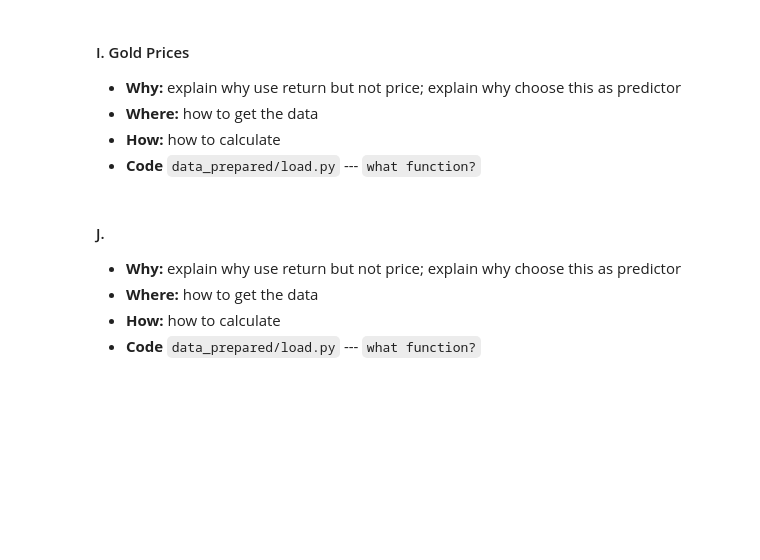
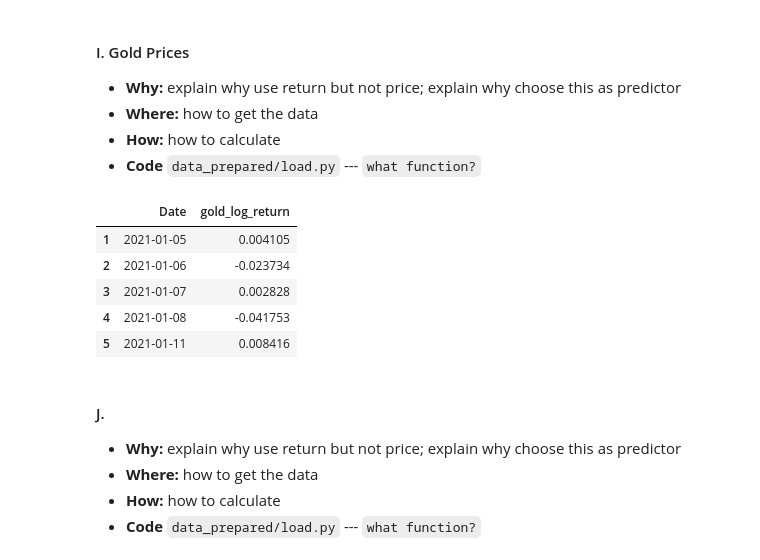
Before and after one commit to CynthiaShiyue/IDS789-Financial-Model-Project, a Jupyter notebook: final_report.ipynb, the cells around one changed output. Drawn from its saved outputs; the diff is of its cells as text; code cells hidden in the pictures; blank space fills up the shorter version.

```diff
--- a/final_report.ipynb
+++ b/final_report.ipynb
@@ -117,6 +129,18 @@ UBS_trading_volume_df.head(5)
 * **Where:** how to get the data
 * **How:**  how to calculate
 * **Code** `data_prepared/load.py`  --- `what function?`
+# %%
+from data_prepared.load import load_gold_prices
+
+UBS_gold_prices_df = load_gold_prices(file_path="data/GC=F.csv")
+UBS_gold_prices_df.head(5)
+# %% [output]
+|  | Date | gold_log_return |
+| 1 | 2021-01-05 | 0.004105 |
+| 2 | 2021-01-06 | -0.023734 |
+| 3 | 2021-01-07 | 0.002828 |
+| 4 | 2021-01-08 | -0.041753 |
+| 5 | 2021-01-11 | 0.008416 |
 # %% [markdown]
 #### J.
 * **Why:**  explain why use return but not price; explain why choose this as predictor
```
Also changed, not shown: parts of 2 cells of this notebook, 2 other files.
